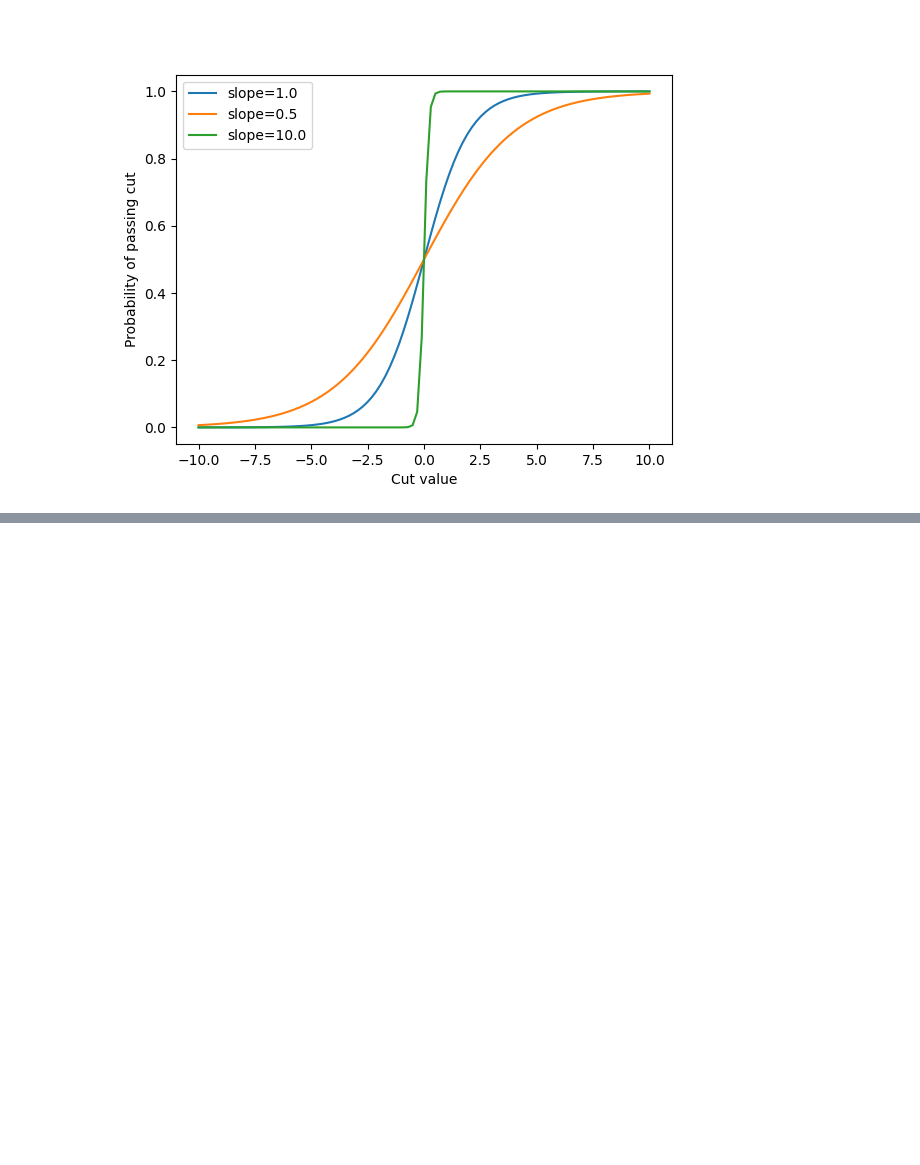
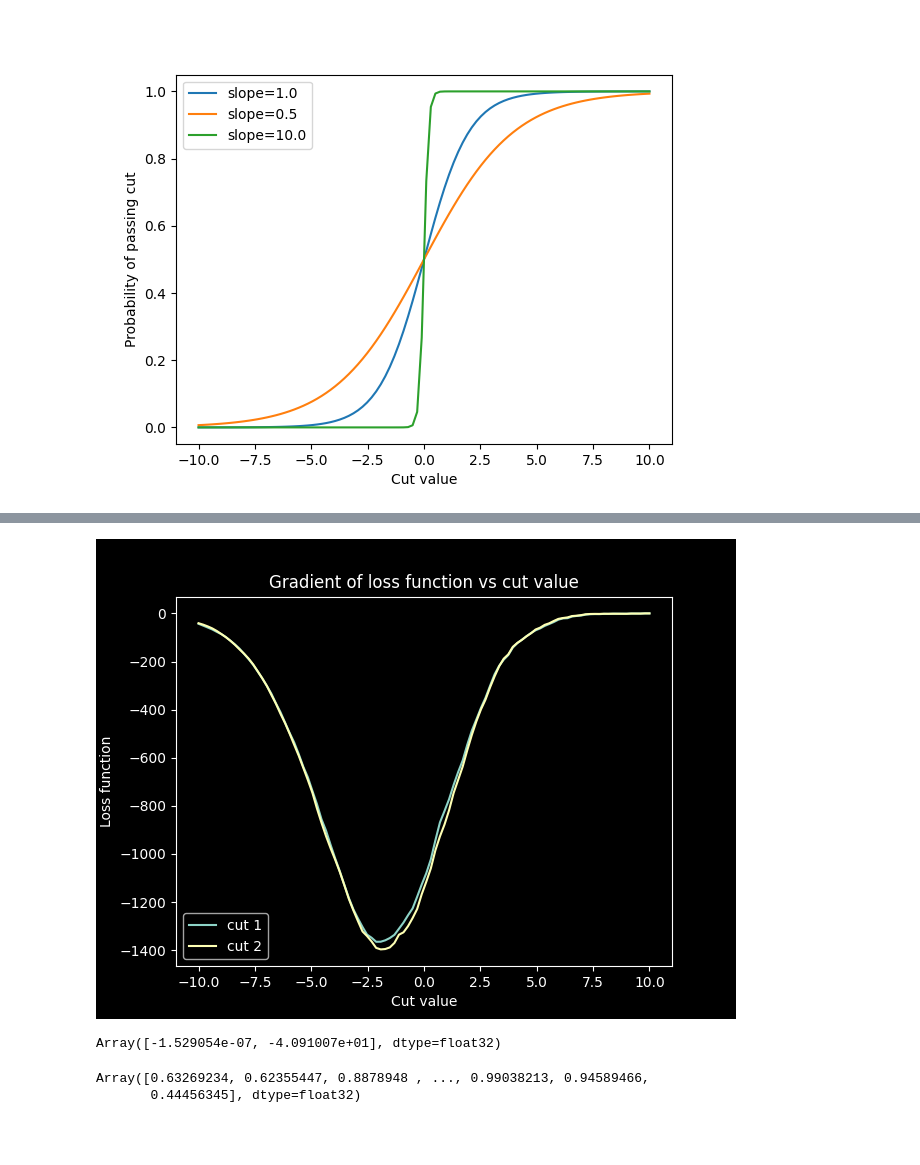
Before and after one commit to gordonwatts/2023-diff-prog-workshop, a Jupyter notebook: stocastic-gradient.ipynb, the cells around one changed output, grey strips where cells are left out. Drawn from its saved outputs; the diff is of its cells as text; code cells hidden in the pictures; blank space fills up the shorter version.

```diff
--- a/stocastic-gradient.ipynb
+++ b/stocastic-gradient.ipynb
@@ -124,0 +251,24 @@ plt.show()
+# %%
+the_grad_value = jnp.asarray([cut_grad(jax.random.PRNGKey(0), data, data_truth, jnp.asarray([c, c])) for c in test_cut_values])
+# %%
+plt.figure()
+plt.plot(test_cut_values, the_grad_value[:, 0], label="cut 1")
+plt.plot(test_cut_values, the_grad_value[:, 1], label="cut 2")
+plt.xlabel("Cut value")
+plt.ylabel("Loss function")
+plt.title("Gradient of loss function vs cut value")
+plt.legend()
+plt.show()
+# %% [output]
+[figure, added]
+# %%
+cut_grad(jax.random.PRNGKey(0), data, data_truth, jnp.asarray([-30.0, -10.0]))
+# %% [output]
+Array([-1.529054e-07, -4.091007e+01], dtype=float32)
+# %%
+cut_sigmoid(0.0, data[:, 0])
+# %% [output]
+Array([0.63269234, 0.62355447, 0.8878948 , ..., 0.99038213, 0.94589466,
+       0.44456345], dtype=float32)
+# %% [markdown]
+##
```
Also changed, not shown: parts of 10 cells of this notebook.
